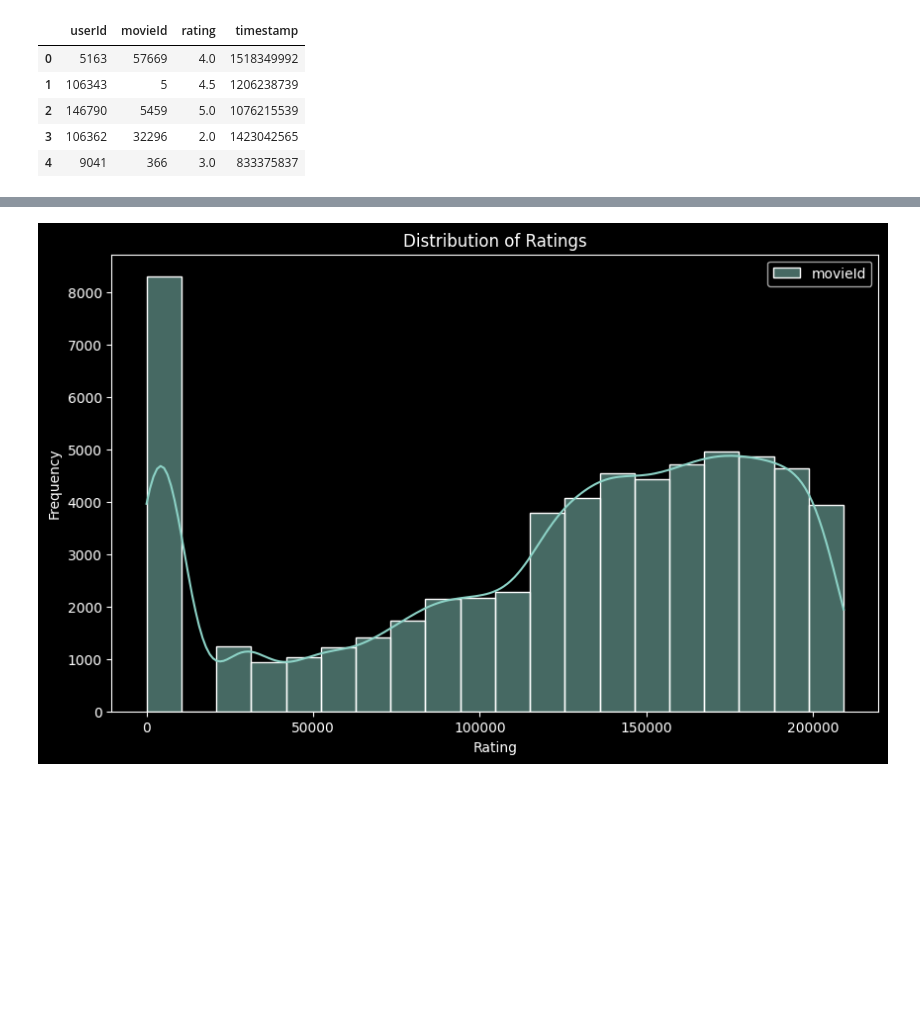
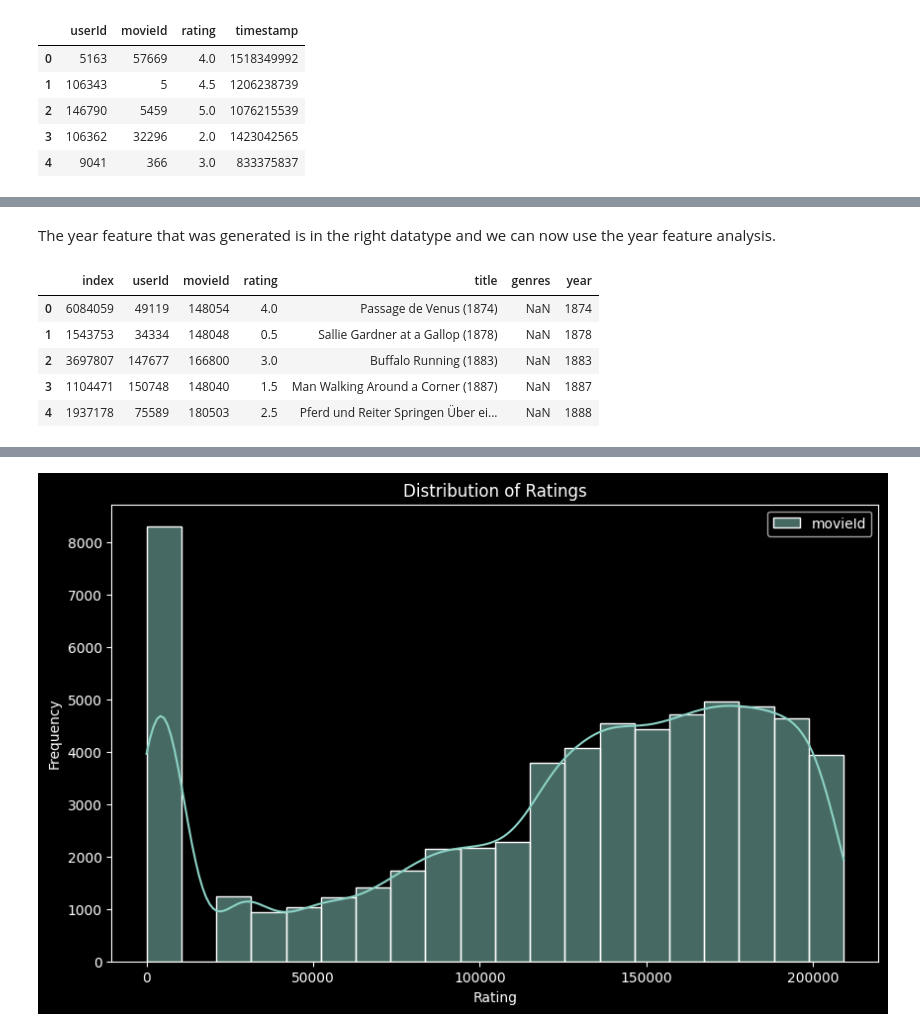
Before and after one commit to MinMaphu/NM2-Unsupervised, a Jupyter notebook: NM2_Unsupervised-checkpoint_EDA_1.ipynb, the cells around one changed output, grey strips where cells are left out. Saved outputs shown, nothing was run; the diff lists cells and outputs as text; code cells hidden in the pictures; blank space fills up the shorter version.

```diff
--- a/NM2_Unsupervised-checkpoint_EDA_1.ipynb
+++ b/NM2_Unsupervised-checkpoint_EDA_1.ipynb
@@ -652,0 +482,5 @@ plt.show()
+# %%
+train3['year'] = pd.to_numeric(train3['year'], errors='coerce')  # Change the year feature to a numeric feature
+train3 = train3.dropna(subset=['year']) # Drop all the rows that have null entries in the years
+train3['year'] = train3['year'].astype(int) # Change the datatype of the year into int
+train3.info() # Show the metadata of the movies dataframe
@@ -652,0 +511,15 @@ plt.show()
+# %% [markdown]
+The year feature that was generated is in the right datatype and we can now use the year feature analysis.
+# %%
+# Sort the DataFrame by the years
+train3 = train3.sort_values('year',ascending=True).reset_index()
+
+# Show first 5 observations from DataFrame
+train3.head()
+# %% [output]
+|  | index | userId | movieId | rating | title | genres | year |
+| 0 | 6084059 | 49119 | 148054 | 4.0 | Passage de Venus (1874) | NaN | 1874 |
+| 1 | 1543753 | 34334 | 148048 | 0.5 | Sallie Gardner at a Gallop (1878) | NaN | 1878 |
+| 2 | 3697807 | 147677 | 166800 | 3.0 | Buffalo Running (1883) | NaN | 1883 |
+| 3 | 1104471 | 150748 | 148040 | 1.5 | Man Walking Around a Corner (1887) | NaN | 1887 |
+| 4 | 1937178 | 75589 | 180503 | 2.5 | Pferd und Reiter Springen Über ei... | NaN | 1888 |
```
Also changed, not shown: parts of 66 cells of this notebook.
